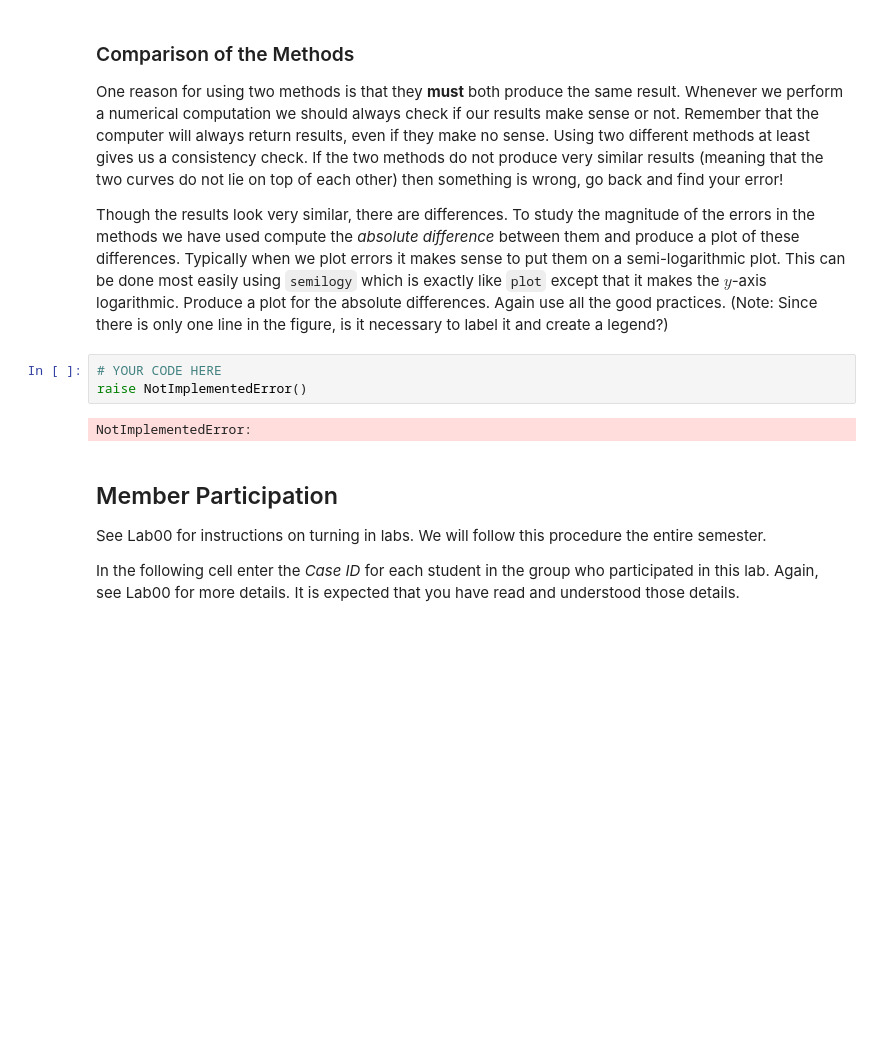
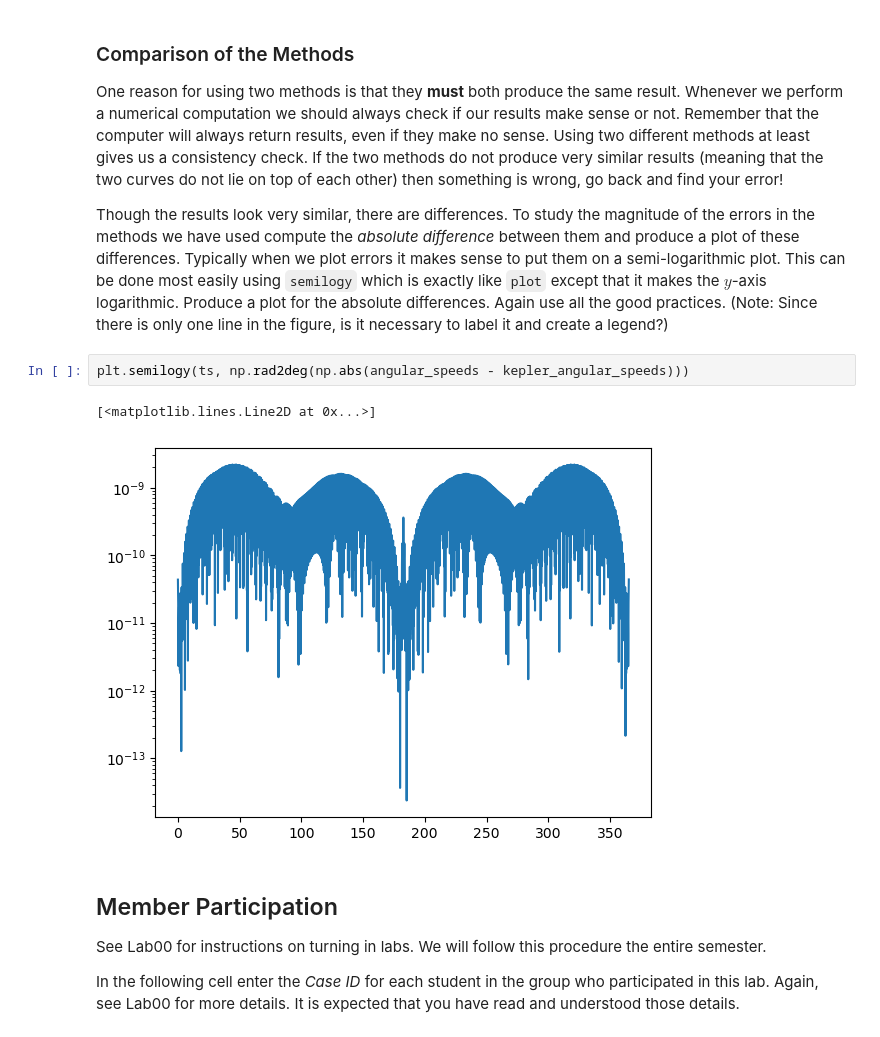
Before and after one commit to SerenaLynas/p250-spring-2026, a Jupyter notebook: labs/Lab02.ipynb, the cells around one changed output. Cells and saved outputs as stored; diff of their text form; blank space fills up the shorter version.

```diff
--- a/labs/Lab02.ipynb
+++ b/labs/Lab02.ipynb
@@ -258,11 +258,11 @@ Typically when we plot errors it makes sense to put them on a semi-logarithmic p
 Produce a plot for the absolute differences.
 Again use all the good practices.
 (Note: Since there is only one line in the figure, is it necessary to label it and create a legend?)
-# %%
-# YOUR CODE HERE
-raise NotImplementedError()
-# %% [output]
-NotImplementedError:
+# %%
+plt.semilogy(ts, np.rad2deg(np.abs(angular_speeds - kepler_angular_speeds)))
+# %% [output]
+[<matplotlib.lines.Line2D at 0x...>]
+[figure, added]
 # %% [markdown]
 ## Member Participation
 
```
Also changed, not shown: parts of 3 cells of this notebook.
